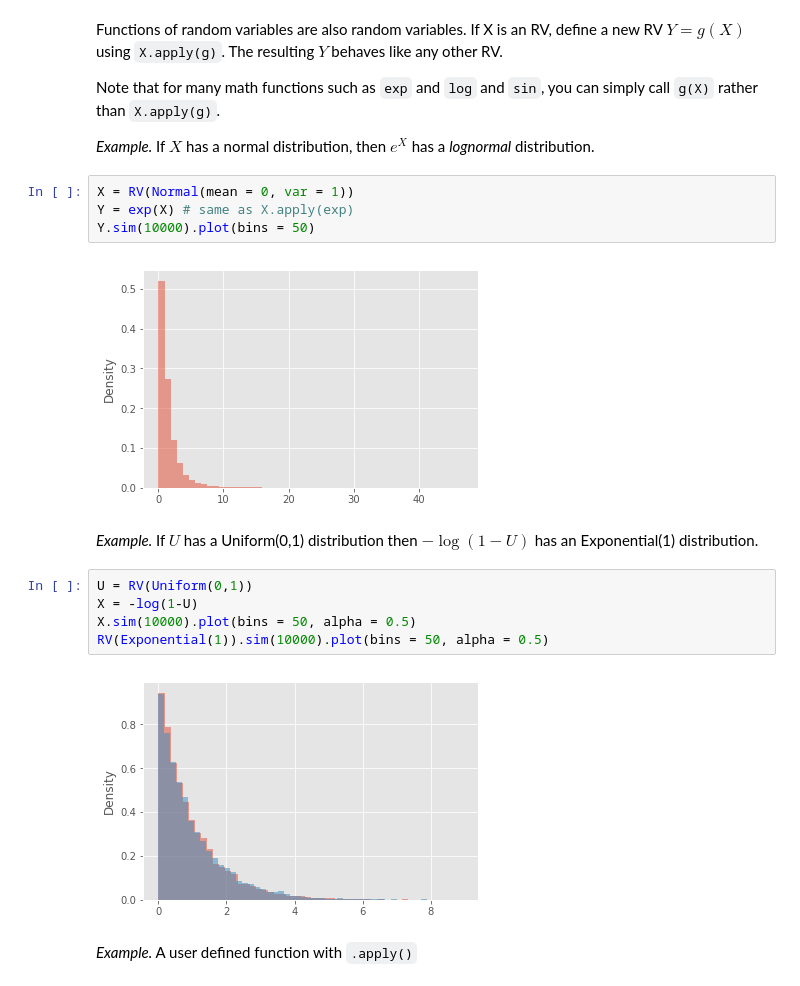
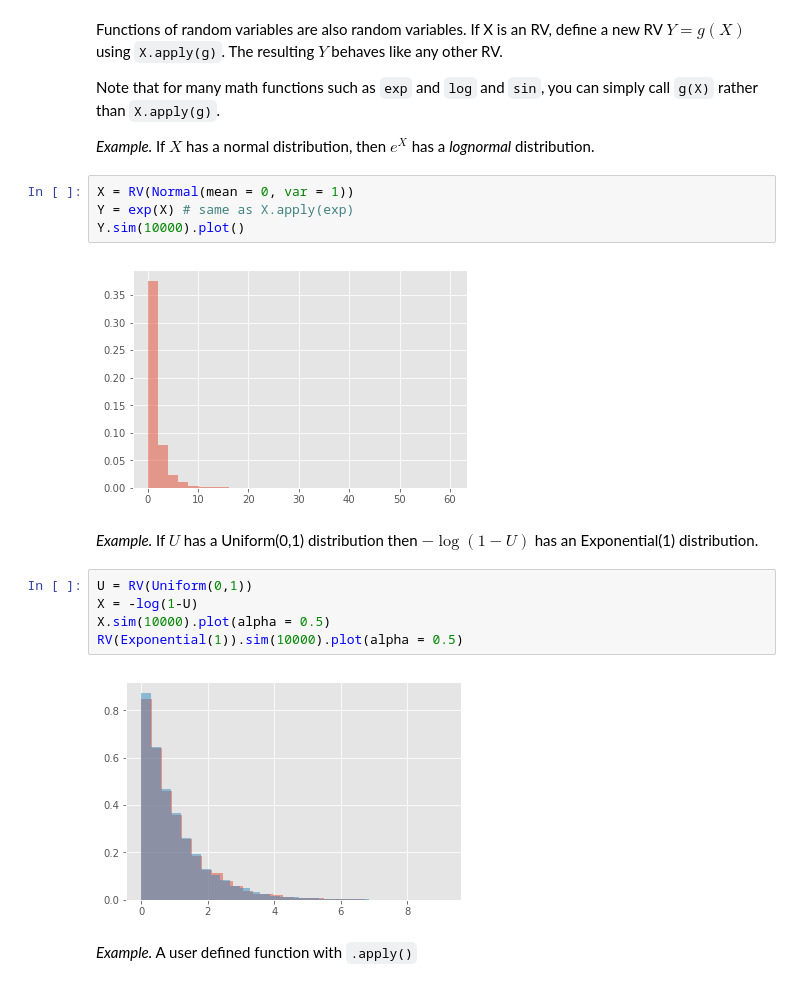
Before and after one commit to dlsun/symbulate, a Jupyter notebook: docs/rv.ipynb, the cells around one changed output. Drawn from its saved outputs; the diff is of its cells as text.

```diff
--- a/docs/rv.ipynb
+++ b/docs/rv.ipynb
@@ -223,18 +269,18 @@ Note that for many math functions such as `exp` and `log` and `sin`, you can sim
 # %%
 X = RV(Normal(mean = 0, var = 1))
 Y = exp(X) # same as X.apply(exp)
-Y.sim(10000).plot(bins = 50)
+Y.sim(10000).plot()
 # %% [output]
-[figure, old version]
+[figure, new version]
 # %% [markdown]
 *Example.* If $U$ has a Uniform(0,1) distribution then $-\log(1-U)$ has an Exponential(1) distribution.
 # %%
 U = RV(Uniform(0,1))
 X = -log(1-U)
-X.sim(10000).plot(bins = 50, alpha = 0.5)
-RV(Exponential(1)).sim(10000).plot(bins = 50, alpha = 0.5)
+X.sim(10000).plot(alpha = 0.5)
+RV(Exponential(1)).sim(10000).plot(alpha = 0.5)
 # %% [output]
-[figure, old version]
+[figure, new version]
 # %% [markdown]
 *Example.* A user defined function with `.apply()`
 # %%
```
Also changed, not shown: parts of 54 cells of this notebook, 28 other files.
